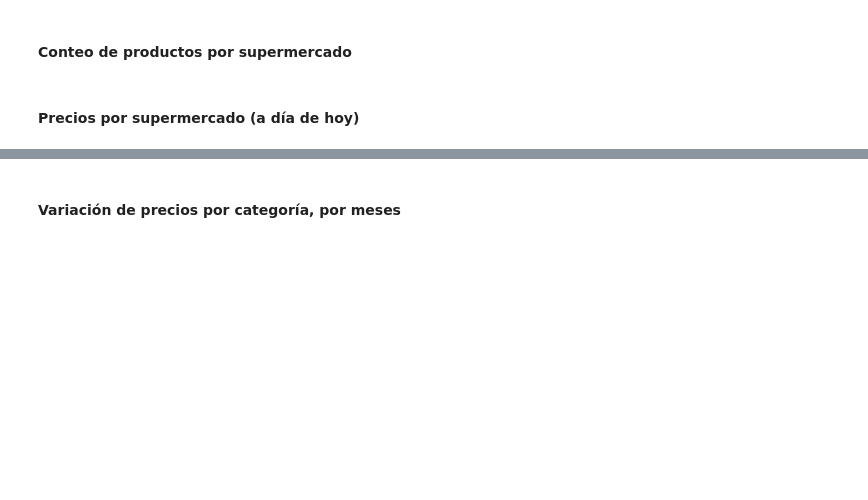
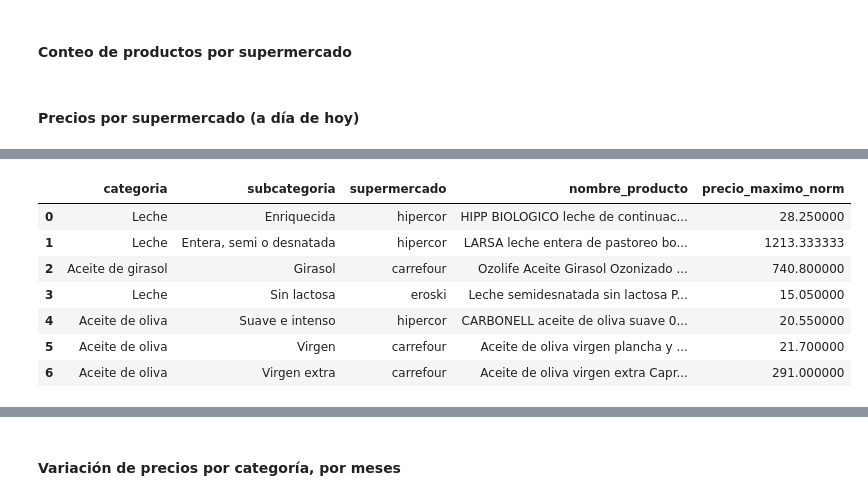
Before and after one commit to yanruwu/Proyecto4-Analisis-Supermercados, a Jupyter notebook: notebooks/analysis.ipynb, the cells around one changed output, grey strips where cells are left out. Drawn from its saved outputs; the diff is of its cells as text; code cells hidden in the pictures; blank space fills up the shorter version.

```diff
--- a/notebooks/analysis.ipynb
+++ b/notebooks/analysis.ipynb
@@ -78,0 +153,33 @@ array(['PICUALIA aceite de oliva virgen extra Picual pack 3 garrafas 5 l caja 15
+# %%
+resultados_max = []
+
+subcategorias = precios_ps["subcategoria"].unique()
+for subcategoria in subcategorias:
+    df_subcat = precios_ps[precios_ps["subcategoria"] == subcategoria]
+    categoria = df_subcat["categoria"].iloc[0]
+
+    for sm in precios_ps["supermercado"].unique():
+        minimo = get_max(precios_ps, sm, subcategoria)
+
+        resultados_max.append({
+            "categoria": categoria,
+            "subcategoria": subcategoria,
+            "supermercado": sm,
+            "nombre_producto": minimo["nombre_producto"],
+            "precio_maximo_norm": minimo["precio_norm"]
+        })
+
+df_resultados_max = pd.DataFrame(resultados_max)
+
+ids_max = df_resultados_max.groupby("subcategoria")["precio_maximo_norm"].idxmax()
+precios_maximos = df_resultados_max.iloc[ids_max].reset_index(drop=True)
+precios_maximos
+# %% [output]
+|  | categoria | subcategoria | supermercado | nombre_producto | precio_maximo_norm |
+| 0 | Leche | Enriquecida | hipercor | HIPP BIOLOGICO leche de continuac... | 28.250000 |
+| 1 | Leche | Entera, semi o desnatada | hipercor | LARSA leche entera de pastoreo bo... | 1213.333333 |
+| 2 | Aceite de girasol | Girasol | carrefour | Ozolife Aceite Girasol Ozonizado ... | 740.800000 |
+| 3 | Leche | Sin lactosa | eroski | Leche semidesnatada sin lactosa P... | 15.050000 |
+| 4 | Aceite de oliva | Suave e intenso | hipercor | CARBONELL aceite de oliva suave 0... | 20.550000 |
+| 5 | Aceite de oliva | Virgen | carrefour | Aceite de oliva virgen plancha y ... | 21.700000 |
+| 6 | Aceite de oliva | Virgen extra | carrefour | Aceite de oliva virgen extra Capr... | 291.000000 |
```
Also changed, not shown: parts of 16 cells of this notebook, 6 other files.
